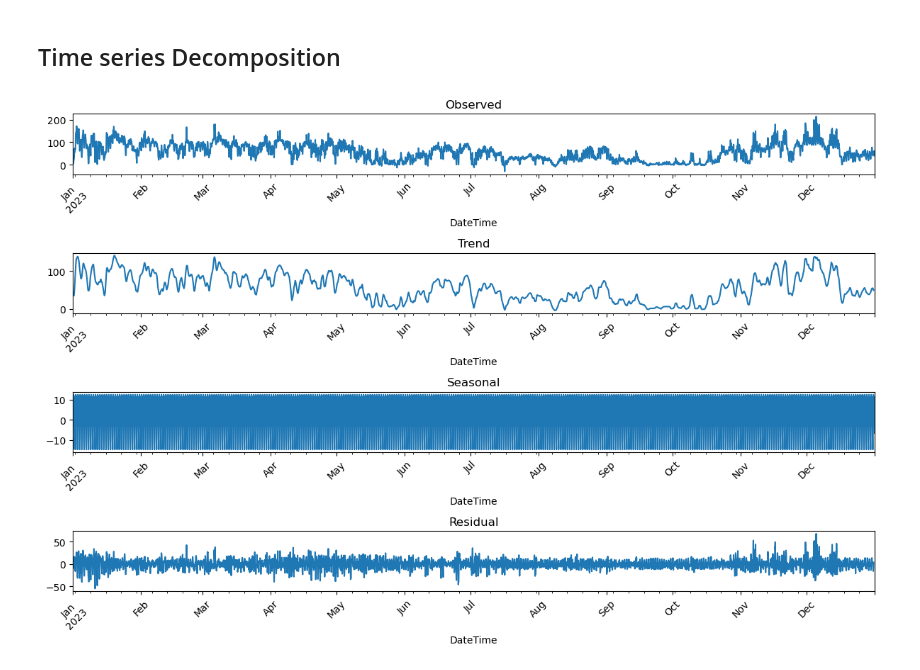
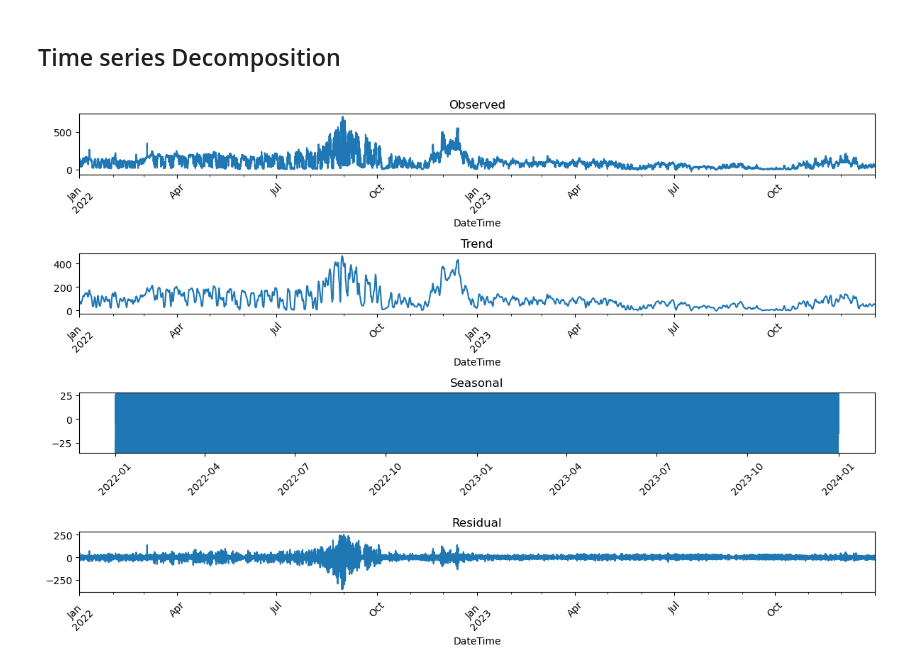
Before and after one commit to evenbakke/MasterThesis-, a Jupyter notebook: ARIMA.ipynb, the cells around one changed output. Drawn from its saved outputs; the diff is of its cells as text; code cells hidden in the pictures.

```diff
--- a/ARIMA.ipynb
+++ b/ARIMA.ipynb
@@ -138,31 +161,33 @@ plt.show()
 # %%
 import matplotlib.pyplot as plt
 from statsmodels.tsa.seasonal import seasonal_decompose
 
-# Assuming your DataFrame is indexed by datetime and focusing on 2020
-df_2023 = df['2023']
-# Resample to daily data if needed
-# daily_data_2023 = df_2023.resample('D').mean()
-
+# Assuming your DataFrame is indexed by datetime and focusing on 2023
+df_2023 = df['2022':'2023']
 
 # Decompose the time series
-decomposition = seasonal_decompose(df_2023['systemPrice'], model='additive', period=24)
+decomposition = seasonal_decompose(df_2023['systemPrice'], model='additive')
 
 # Plot the decomposed components
 fig, (ax1, ax2, ax3, ax4) = plt.subplots(4, 1, figsize=(12, 8))  # Adjust the figsize as necessary
 
 # Plot the observed, trend, seasonal, and residual components
 decomposition.observed.plot(ax=ax1, title='Observed')
 decomposition.trend.plot(ax=ax2, title='Trend')
-decomposition.seasonal.plot(ax=ax3, title='Seasonal')
+
+# Here we plot the seasonal component and set y-axis limits
+ax3.plot(decomposition.seasonal.index, decomposition.seasonal, label='Seasonal')
+ax3.set_title('Seasonal')
+ax3.set_ylim(decomposition.seasonal.min(), decomposition.seasonal.max())  # Set the y-axis limits
+
 decomposition.resid.plot(ax=ax4, title='Residual')
 
 # Rotate the x-axis labels for all subplots
 for ax in [ax1, ax2, ax3, ax4]:
     plt.setp(ax.xaxis.get_majorticklabels(), rotation=45)
 
 # Adjust the layout
 plt.tight_layout()
 plt.show()
 # %% [output]
-[figure, old version]
+[figure, new version]
```
Also changed, not shown: parts of 22 cells of this notebook.
